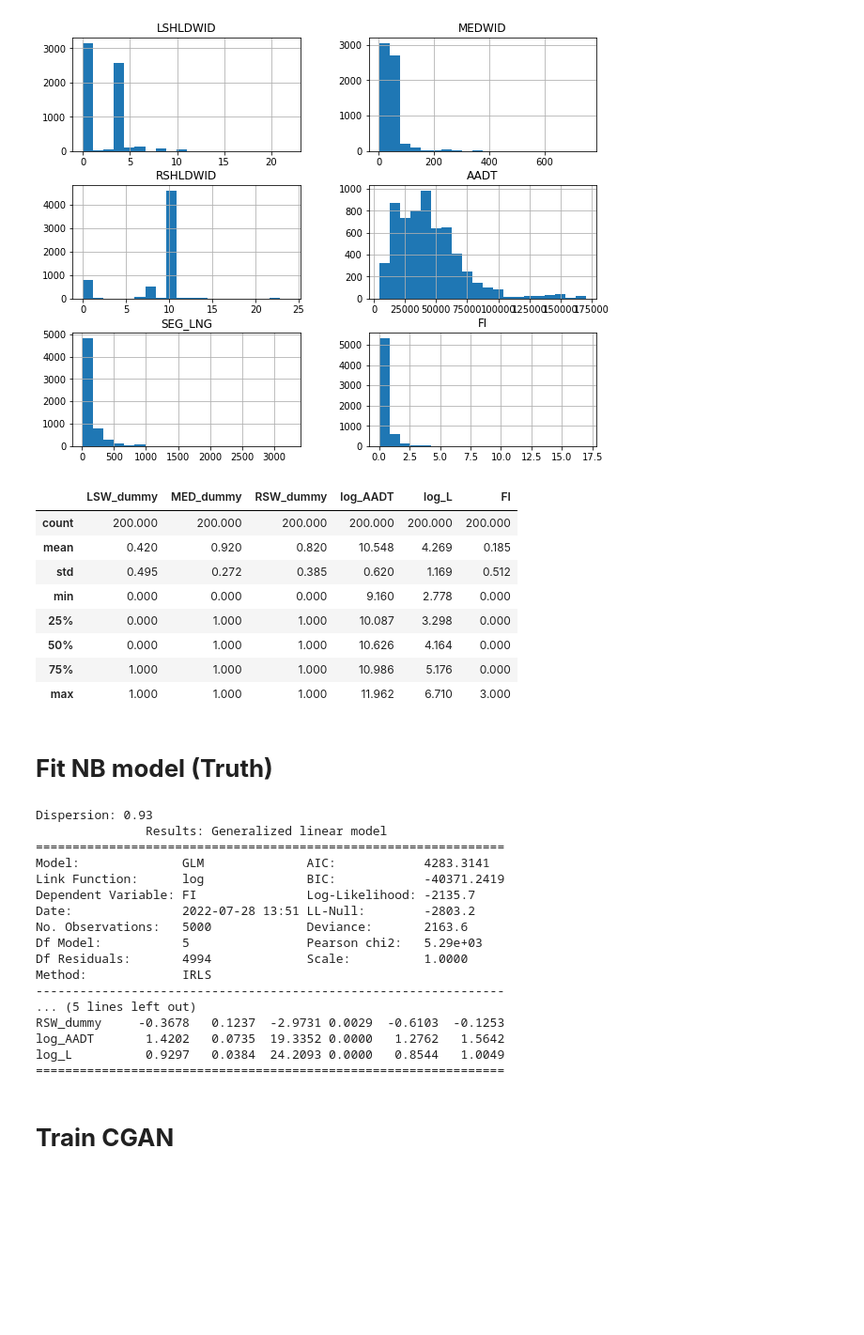
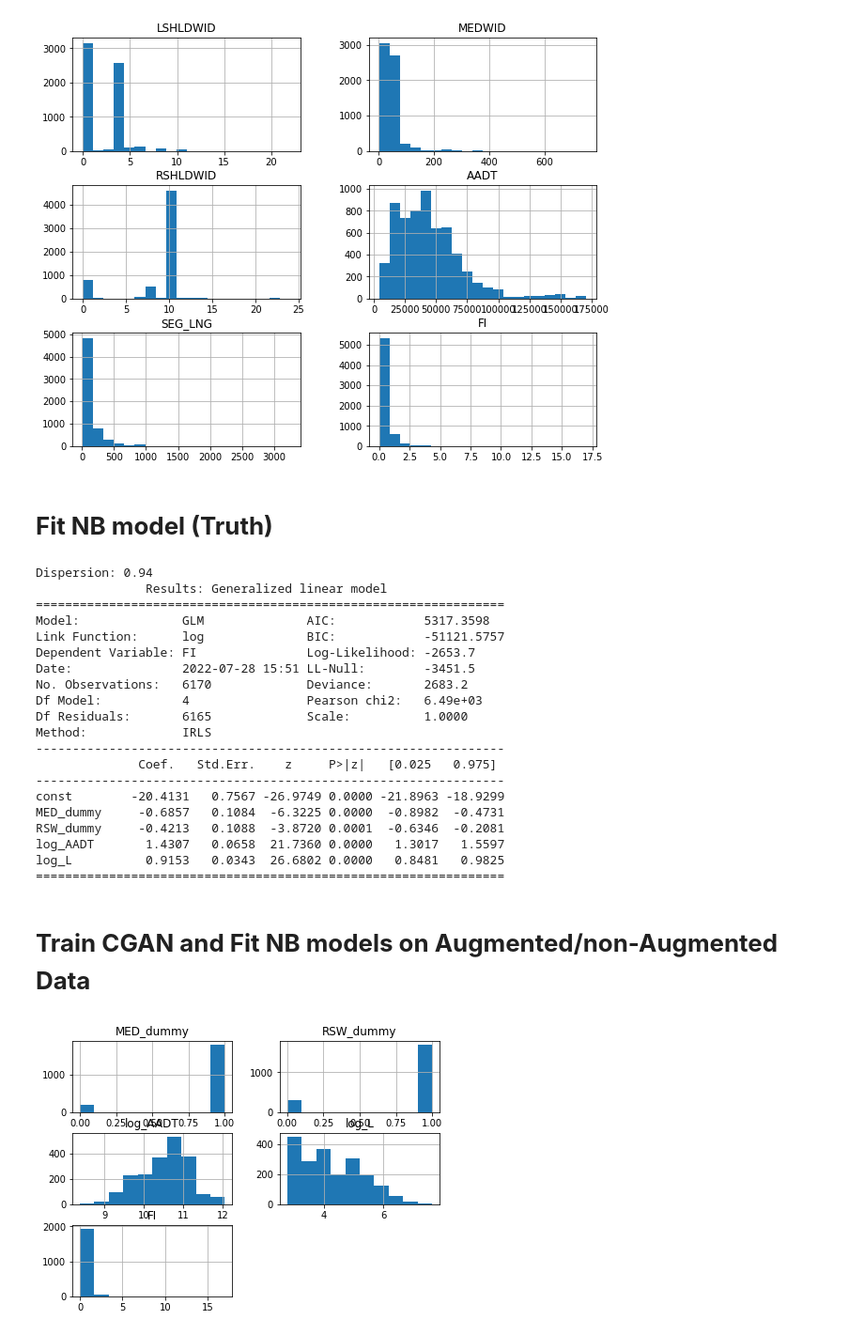
Before and after one commit to mz-zarei/CGAN-Augmentation, a Jupyter notebook: CGAN_data_augmentation_WA.ipynb, the cells around one changed output. Shown at 94% size. Drawn from its saved outputs; the diff is of its cells as text; code cells hidden in the pictures; blank space fills up the shorter version.

```diff
--- a/CGAN_data_augmentation_WA.ipynb
+++ b/CGAN_data_augmentation_WA.ipynb
@@ -326,57 +325,49 @@ data[['LSHLDWID','MEDWID','RSHLDWID','AADT', 'SEG_LNG', 'FI']].describe().round(
 ax = data[['LSHLDWID', 'MEDWID', 'RSHLDWID','AADT', 'SEG_LNG', 'FI']].hist(bins = 20, figsize=(10, 8))
 # %% [output]
 [figure]
-# %%
-# Sample From Train Data
-random.seed(50)
-sample_siza = 100
-x_features = ['LSW_dummy','MED_dummy','RSW_dummy','log_AADT', 'log_L']
-
-train_ids = random.sample(set(train_data_all['ID'].unique()), sample_siza)
-train_data = train_data_all.loc[train_data_all['ID'].isin(train_ids)].copy()
-train_data = train_data[['LSW_dummy','MED_dummy','RSW_dummy','log_AADT', 'log_L', 'FI']].copy().reset_index(drop=True)
-display(train_data.describe().round(3))
-
-x_train = train_data[['LSW_dummy','MED_dummy','RSW_dummy','log_AADT', 'log_L']].copy()
-y_train = train_data['FI'].copy()
-# %% [output]
-|  | LSW_dummy | MED_dummy | RSW_dummy | log_AADT | log_L | FI |
-| count | 200.000 | 200.000 | 200.000 | 200.000 | 200.000 | 200.000 |
-| mean | 0.420 | 0.920 | 0.820 | 10.548 | 4.269 | 0.185 |
-| std | 0.495 | 0.272 | 0.385 | 0.620 | 1.169 | 0.512 |
-| min | 0.000 | 0.000 | 0.000 | 9.160 | 2.778 | 0.000 |
-| 25% | 0.000 | 1.000 | 1.000 | 10.087 | 3.298 | 0.000 |
-| 50% | 0.000 | 1.000 | 1.000 | 10.626 | 4.164 | 0.000 |
-| 75% | 1.000 | 1.000 | 1.000 | 10.986 | 5.176 | 0.000 |
-| max | 1.000 | 1.000 | 1.000 | 11.962 | 6.710 | 3.000 |
 # %% [markdown]
 # **Fit NB model (Truth)**
 # %%
-x_features = ['LSW_dummy','MED_dummy','RSW_dummy','log_AADT', 'log_L']
-significant_features = nbeb.backward_regression(train_data_all, x_features,
+x_features = ['MED_dummy','RSW_dummy','log_AADT', 'log_L']
+significant_features = nbeb.backward_regression(data, x_features,
                                             y_name=y_name, threshold_out=0.05,
                                             verbose=False)
-NB_model, alpha  = nbeb.fitNB(train_data_all, significant_features, y_name=y_name)
+NB_model_true, alpha_true  = nbeb.fitNB(data, significant_features, y_name=y_name)
+test_pred_true = NB_model_true.predict(sm.add_constant(test_data[significant_features]))
 
-print(f"Dispersion: {alpha:0.2f}")
-print(NB_model.summary2())
+print(f"Dispersion: {alpha_true:0.2f}")
+print(NB_model_true.summary2())
 # %% [output]
-Dispersion: 0.93
+Dispersion: 0.94
                Results: Generalized linear model
 ================================================================
-Model:              GLM              AIC:            4283.3141
-Link Function:      log              BIC:            -40371.2419
-Dependent Variable: FI               Log-Likelihood: -2135.7
-Date:               2022-07-28 13:51 LL-Null:        -2803.2
-No. Observations:   5000             Deviance:       2163.6
-Df Model:           5                Pearson chi2:   5.29e+03
-Df Residuals:       4994             Scale:          1.0000
+Model:              GLM              AIC:            5317.3598
+Link Function:      log              BIC:            -51121.5757
+Dependent Variable: FI               Log-Likelihood: -2653.7
+Date:               2022-07-28 15:51 LL-Null:        -3451.5
+No. Observations:   6170             Deviance:       2683.2
+Df Model:           4                Pearson chi2:   6.49e+03
+Df Residuals:       6165             Scale:          1.0000
 Method:             IRLS
 ----------------------------------------------------------------
-... (5 lines left out)
-RSW_dummy     -0.3678   0.1237  -2.9731 0.0029  -0.6103  -0.1253
-log_AADT       1.4202   0.0735  19.3352 0.0000   1.2762   1.5642
-log_L          0.9297   0.0384  24.2093 0.0000   0.8544   1.0049
+              Coef.   Std.Err.    z     P>|z|   [0.025   0.975]
+----------------------------------------------------------------
+const        -20.4131   0.7567 -26.9749 0.0000 -21.8963 -18.9299
+MED_dummy     -0.6857   0.1084  -6.3225 0.0000  -0.8982  -0.4731
+RSW_dummy     -0.4213   0.1088  -3.8720 0.0001  -0.6346  -0.2081
+log_AADT       1.4307   0.0658  21.7360 0.0000   1.3017   1.5597
+log_L          0.9153   0.0343  26.6802 0.0000   0.8481   0.9825
 ================================================================
-# %% [markdown]
-# **Train CGAN**
+# %% [markdown]
+# **Train CGAN and Fit NB models on Augmented/non-Augmented Data**
+# %%
+# Sample From Train Data
+sample_siza = 1000
+x_features = ['MED_dummy','RSW_dummy','log_AADT', 'log_L']
+
+train_ids = random.sample(set(train_data_all['ID'].unique()), sample_siza)
+train_data = train_data_all.loc[train_data_all['ID'].isin(train_ids)].copy().reset_index(drop=True)
+# display(train_data.describe().round(3))
+ax2 = train_data[x_features + ['FI']].hist(bins = 10, figsize=(7, 5))
+# %% [output]
+[figure, added]
```
Also changed, not shown: parts of 8 cells of this notebook.
